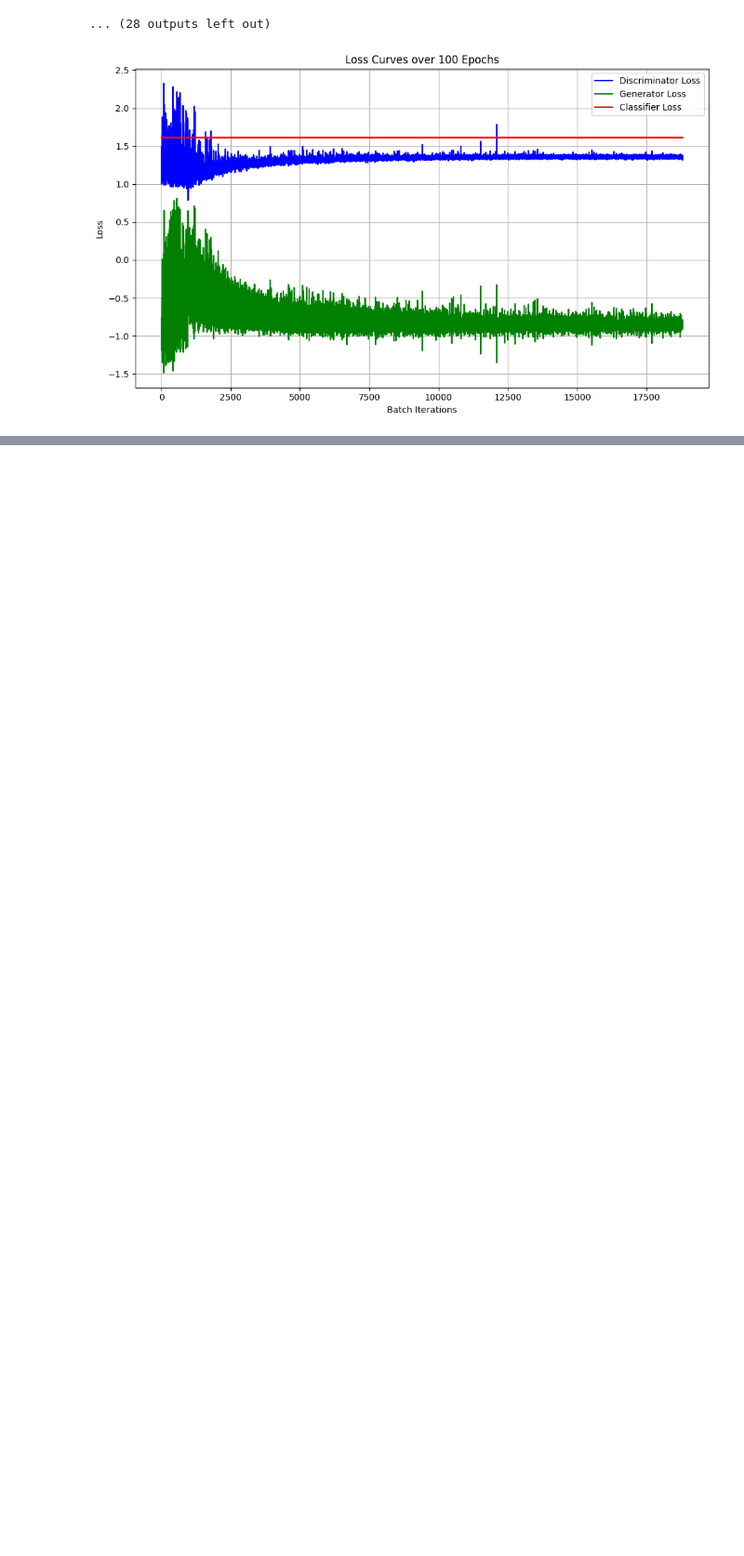
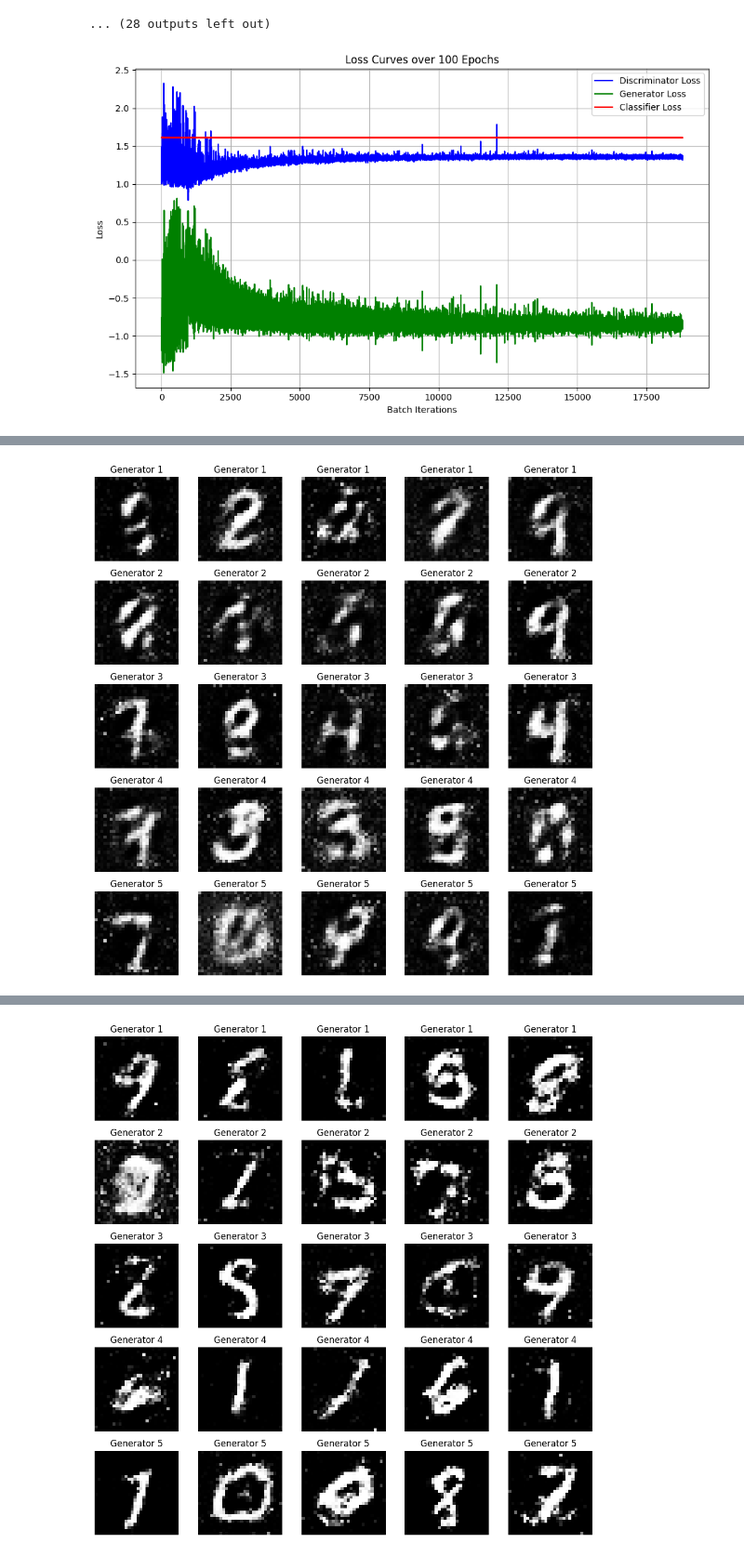
Before and after one commit to tameszaza/voice, a Jupyter notebook: mGANs3.ipynb, the cells around one changed output, grey strips where cells are left out. Shown at 93% size. Cells and saved outputs as stored; diff of their text form; code cells hidden in the pictures; blank space fills up the shorter version.

Commit message:
new train model

```diff
--- a/mGANs3.ipynb
+++ b/mGANs3.ipynb
@@ -364,3 +364,28 @@ Generating samples at epoch 30
 plot_training_history(history, num_epochs)
 # %% [output]
 [figure]
+# %%
+# Hyperparameters
+batch_size = 64
+num_epochs = 100
+learning_rate = 0.0002
+latent_dim = 100
+num_generators = 5
+beta = 0.5  # Diversity hyperparameter
+visualize_frequency = 5
+
+# Device configuration
+device = torch.device('cuda' if torch.cuda.is_available() else 'cpu')
+# %%
+
+# Initialize models
+shared_generator_layers = SharedGeneratorLayers().to(device)
+shared_disc_class_layers = SharedDiscriminatorClassifierLayers().to(device)
+
+generators = [Generator(latent_dim, shared_generator_layers).to(device) for _ in range(num_generators)]
+discriminator = Discriminator(shared_disc_class_layers).to(device)
+classifier = Classifier(shared_disc_class_layers, num_generators).to(device)
+
+# Train the model
+history = train_mgans(generators, discriminator, classifier, train_loader, latent_dim, num_epochs, beta, device, visualize_frequency)
+# %% [output]
@@ -366,0 +403 @@ plot_training_history(history, num_epochs)
+[figure, added]
@@ -366,0 +415 @@ plot_training_history(history, num_epochs)
+[figure, added]
```
Also changed, not shown: parts of 6 cells of this notebook.
